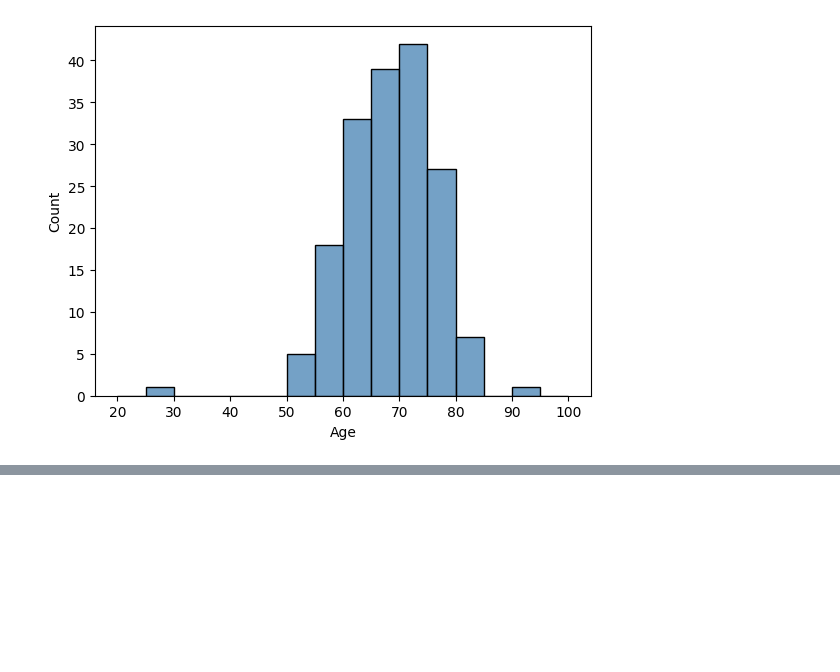
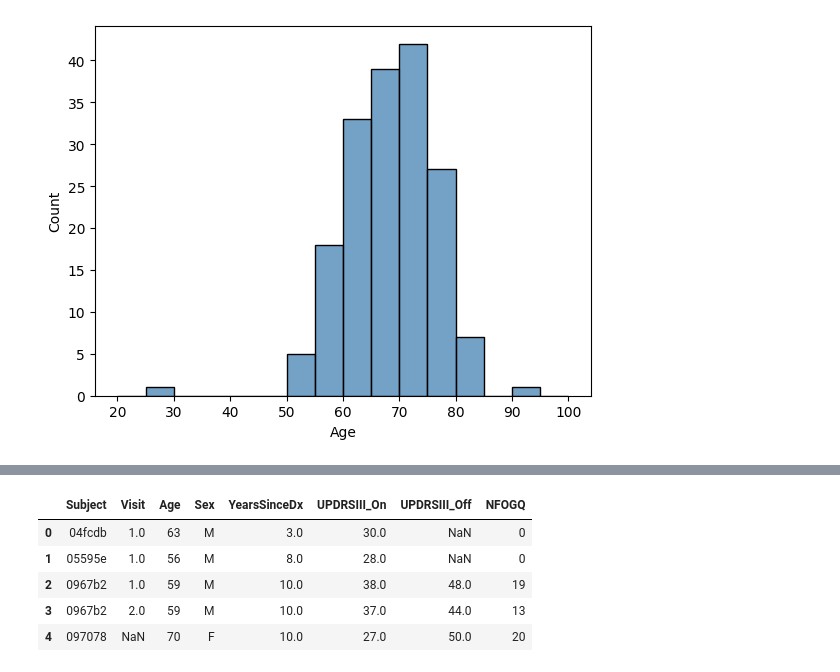
Before and after one commit to caromimo/parkinsons, a Jupyter notebook: notebooks/01-cm-initial-data-exploration.ipynb, the cells around one changed output, grey strips where cells are left out. Drawn from its saved outputs; the diff is of its cells as text; code cells hidden in the pictures; blank space fills up the shorter version.

```diff
--- a/notebooks/01-cm-initial-data-exploration.ipynb
+++ b/notebooks/01-cm-initial-data-exploration.ipynb
@@ -53,0 +57,9 @@ polars.dataframe.frame.DataFrame
+# %%
+subjects.head()
+# %% [output]
+|  | Subject | Visit | Age | Sex | YearsSinceDx | UPDRSIII_On | UPDRSIII_Off | NFOGQ |
+| 0 | 04fcdb | 1.0 | 63 | M | 3.0 | 30.0 | NaN | 0 |
+| 1 | 05595e | 1.0 | 56 | M | 8.0 | 28.0 | NaN | 0 |
+| 2 | 0967b2 | 1.0 | 59 | M | 10.0 | 38.0 | 48.0 | 19 |
+| 3 | 0967b2 | 2.0 | 59 | M | 10.0 | 37.0 | 44.0 | 13 |
+| 4 | 097078 | NaN | 70 | F | 10.0 | 27.0 | 50.0 | 20 |
```
Also changed, not shown: parts of 18 cells of this notebook.
